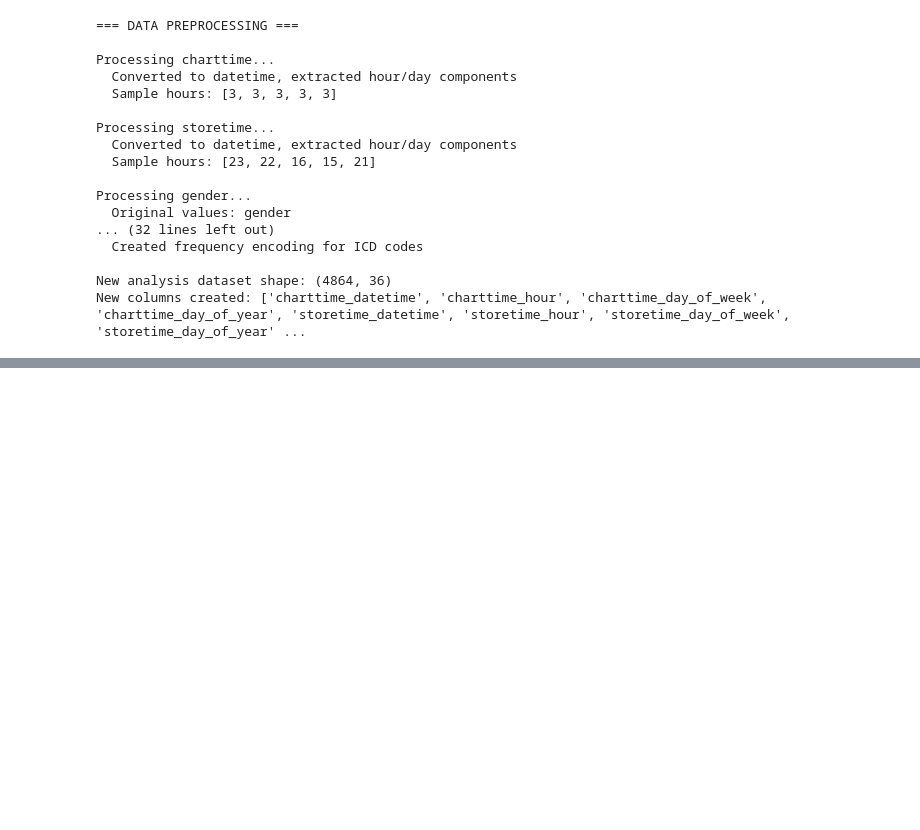
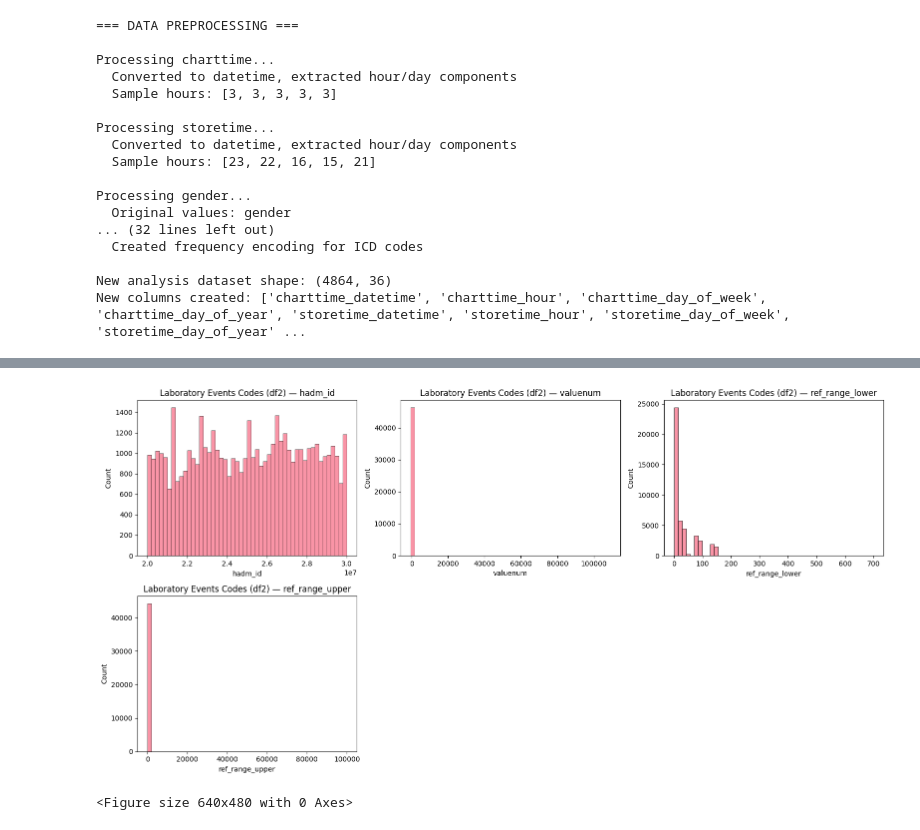
Before and after one commit to alexandermittet/Data_Analytics_for_Health_UniPi, a Jupyter notebook: code/1.1 task.ipynb, the cells around one changed output, grey strips where cells are left out. Saved outputs shown, nothing was run; the diff lists cells and outputs as text; code cells hidden in the pictures; blank space fills up the shorter version.

```diff
--- a/code/1.1 task.ipynb
+++ b/code/1.1 task.ipynb
@@ -1,9 +3,25 @@
 # %%
 import pandas as pd
 import os
+from pathlib import Path
 
-# Set the path to the Data folder
-data_path = "/Users/alexandermittet/Library/Mobile Documents/com~apple~CloudDocs/uni_life/UniPi DAD/Data"
+# Resolve paths relative to the notebook directory (works in Jupyter)
+notebook_dir = Path.cwd().resolve()
+
+# Project layout:
+# UniPi DAD/
+#   - Data/
+#   - data_analytics_4_health_unipi/
+#       - code/  <-- this notebook
+#       - plots/
+
+data_path = (notebook_dir / '..' / '..' / 'Data').resolve()
+out_dir = (notebook_dir / '..' / 'plots').resolve()
+out_dir.mkdir(parents=True, exist_ok=True)
+
+
+
+
 
 # Load the first CSV file (heart_diagnoses_1.csv)
 first_csv = "heart_diagnoses_1.csv"
@@ -705,0 +965,6 @@ Name: count, dtype: int64
+# %%
+plot_numeric(df2, num_cols, title)
+plt.gcf().savefig(out_dir / f"{title_slug}_numeric.jpg", dpi=200, bbox_inches="tight")
+# %% [output]
+[figure, added]
+<Figure size 640x480 with 0 Axes>
```
Also changed, not shown: parts of 11 cells of this notebook, 8 other files.
